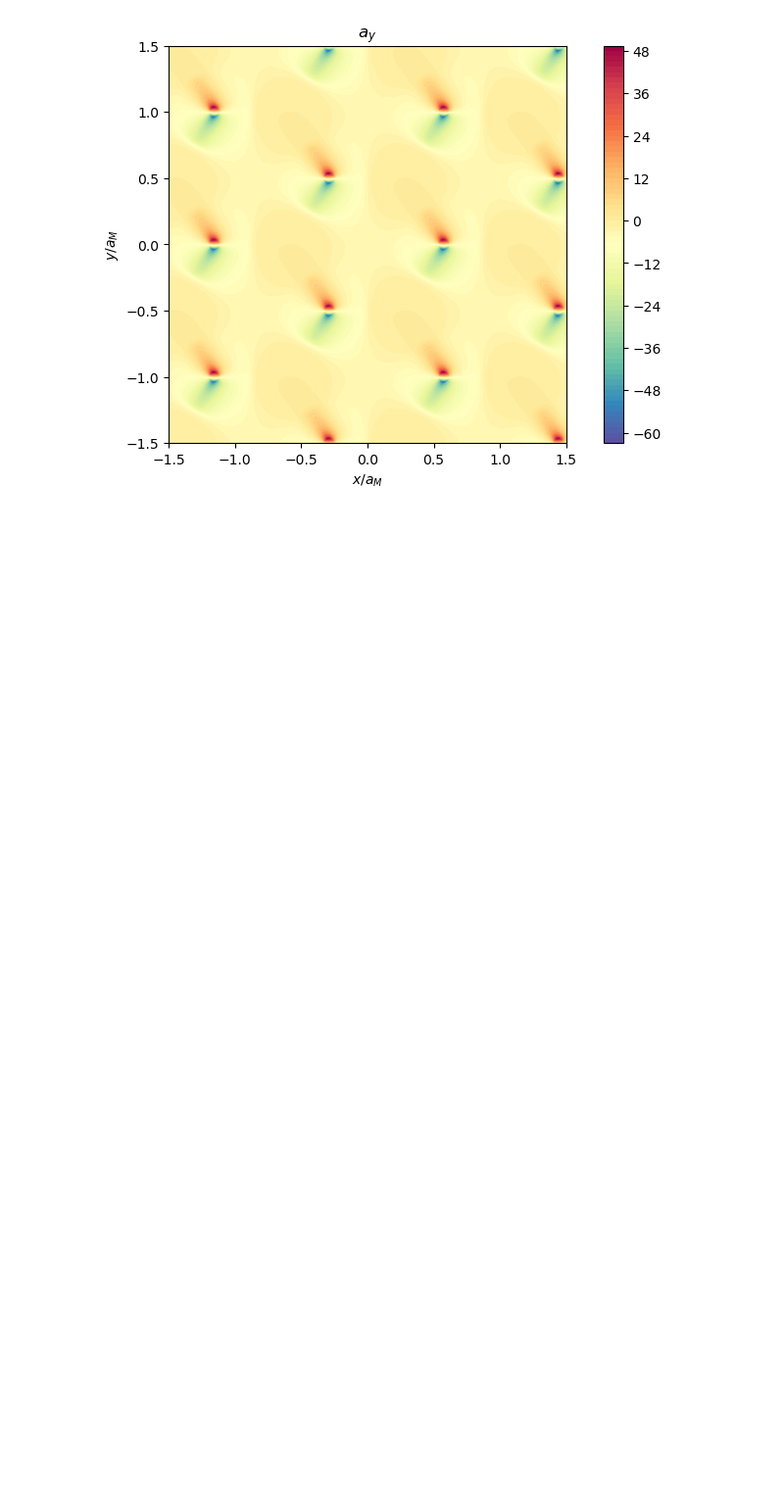
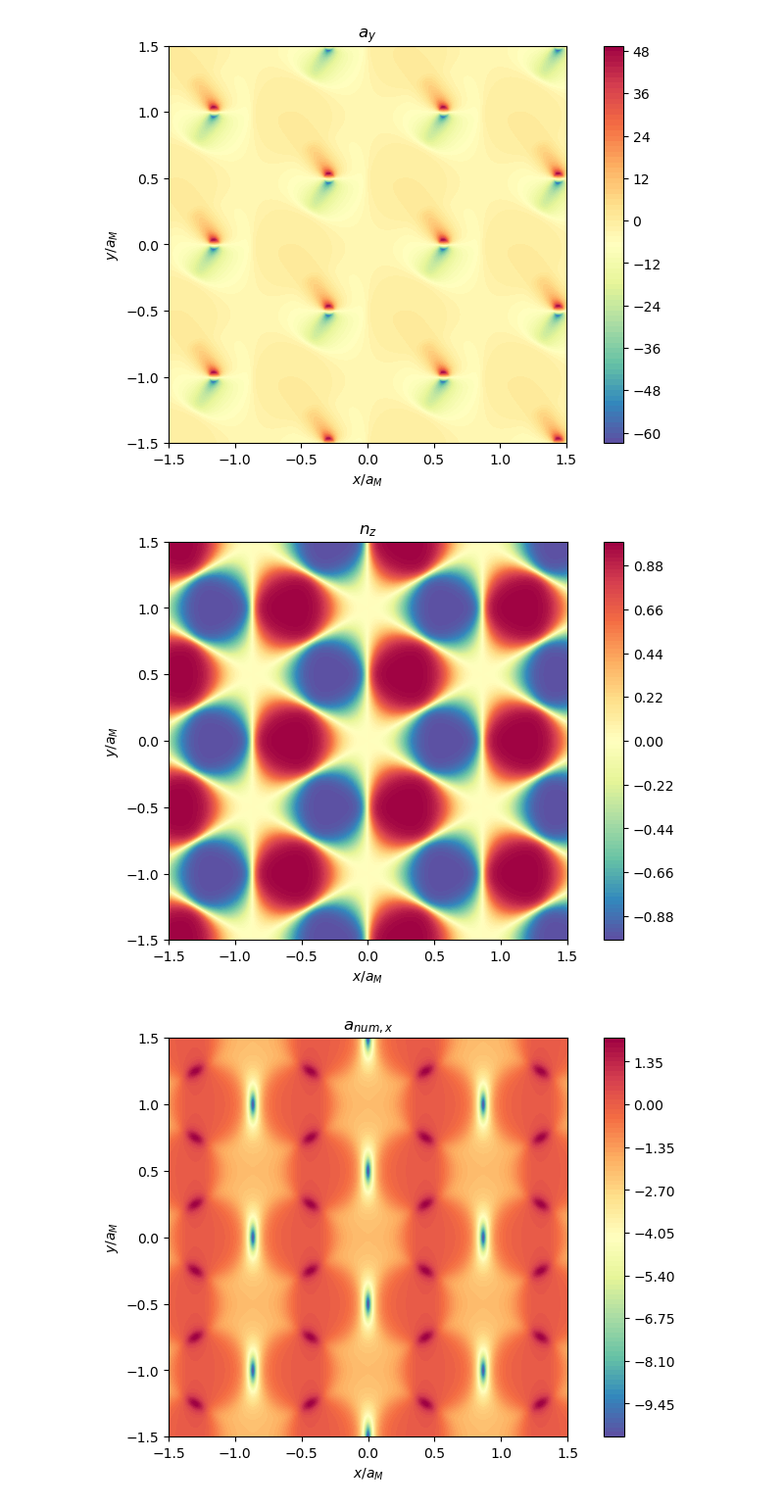
Before and after one commit to DaanTimmers/DT_Part_III_Project, a Jupyter notebook: Effective field plots.ipynb, the cells around one changed output. Shown: that part at 98% size. Saved outputs shown, nothing was run; the diff lists cells and outputs as text; code cells hidden in the pictures; blank space fills up the shorter version.

Commit message:
extra plots

```diff
--- a/Effective field plots.ipynb
+++ b/Effective field plots.ipynb
@@ -245,3 +245,45 @@ plt.show()
 # %% [output]
 [figure]
 [figure]
+# %%
+# periodicity test: n_z only, and numerator of a_x only.
+
+fig, ax = plt.subplots(layout='constrained')
+
+ax.set_aspect('equal')
+ax.set_title('$n_z$')
+ax.set_xlabel('$x/a_M$')
+ax.set_ylabel('$y/a_M$')
+contours = ax.contourf(x, y, n[:,:,2], levels=100, cmap='Spectral_r')
+cbar = fig.colorbar(contours)
+plt.show()
+
+# numerator of a
+a_num = np.zeros((N,N,2))
+for i in range(N):
+    for j in range(N):
+        a_num[i,j,0] = (n[i,j,0] * n_x[i,j,1] - n[i,j,1] * n_x[i,j,0])
+        a_num[i,j,1] = (n[i,j,0] * n_y[i,j,1] - n[i,j,1] * n_y[i,j,0])
+
+fig, ax = plt.subplots(layout='constrained')
+
+ax.set_aspect('equal')
+ax.set_title('$a_{num,x}$')
+ax.set_xlabel('$x/a_M$')
+ax.set_ylabel('$y/a_M$')
+contours = ax.contourf(x, y, a_num[:,:,0], levels=100, cmap='Spectral_r')
+cbar = fig.colorbar(contours)
+plt.show()
+
+fig, ax = plt.subplots(layout='constrained')
+
+ax.set_aspect('equal')
+ax.set_title('$a_{num,y}$')
+ax.set_xlabel('$x/a_M$')
+ax.set_ylabel('$y/a_M$')
+contours = ax.contourf(x, y, a_num[:,:,1], levels=100, cmap='Spectral_r')
+cbar = fig.colorbar(contours)
+plt.show()
+# %% [output]
+[figure, added]
+[figure, added]
```
Also changed, not shown: parts of 1 cell of this notebook.
